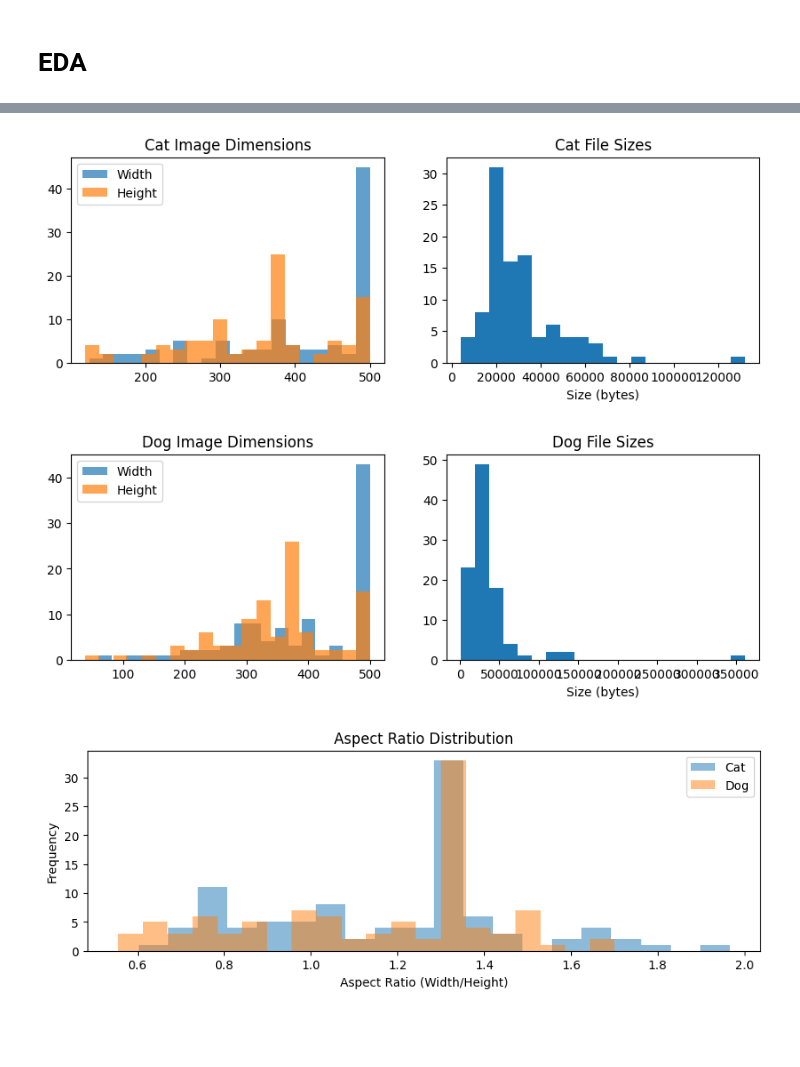
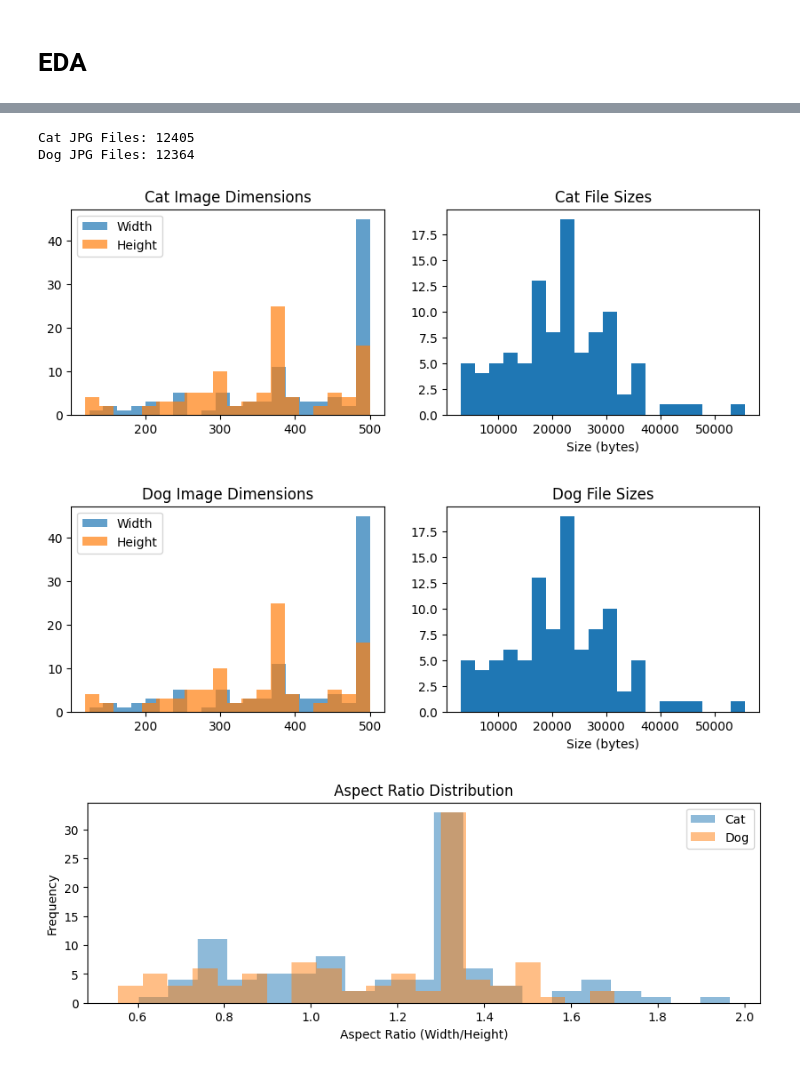
Before and after one commit to davidhwilliams/catdog-image-translation, a Jupyter notebook: catdog-image-translation.ipynb, the cells around one changed output, grey strips where cells are left out. Cells and saved outputs as stored; diff of their text form; code cells hidden in the pictures; blank space fills up the shorter version.

```diff
--- a/catdog-image-translation.ipynb
+++ b/catdog-image-translation.ipynb
@@ -223,10 +282,16 @@ plot_channel_histograms(sample_dogs, "Dog Images Pixel Distribution")
 # %%
+def get_jpg_files(folder):
+    """Get JPG files from a specified folder in the data directory."""
+    files = tf.io.gfile.glob(os.path.join("data", folder, "*.jpg"))
+    print(f"{folder.capitalize()} JPG Files: {len(files)}")
+    return files
+
 def dataset_summary(files, folder):
     image_sizes = []
     file_sizes = []
 
     for file in files[:100]:  # Sample for speed
-        with PIL.Image.open(file) as img:
+        with Image.open(file) as img:
             image_sizes.append(img.size)
             file_sizes.append(os.path.getsize(file))
 
@@ -238,40 +303,44 @@ def dataset_summary(files, folder):
     axes[0].hist(heights, bins=20, alpha=0.7, label="Height")
     axes[0].legend()
     axes[0].set_title(f"{folder} Image Dimensions")
 
     axes[1].hist(file_sizes, bins=20)
     axes[1].set_title(f"{folder} File Sizes")
     axes[1].set_xlabel("Size (bytes)")
     plt.show()
 
+cat_jpg_files = get_jpg_files("Cat")
+dog_jpg_files = get_jpg_files("Dog")
 
-dataset_summary(cat_files, "Cat")
-dataset_summary(dog_files, "Dog")
+dataset_summary(cat_jpg_files, "Cat")
+dataset_summary(cat_jpg_files, "Dog")
 
 
 def aspect_ratio_analysis(files, folder):
     ratios = []
     for file in files[:100]:
-        with PIL.Image.open(file) as img:
+        with Image.open(file) as img:
             width, height = img.size
             ratios.append(width / height)
     return ratios
 
 
-cat_ratios = aspect_ratio_analysis(cat_files, "Cat")
-dog_ratios = aspect_ratio_analysis(dog_files, "Dog")
+cat_ratios = aspect_ratio_analysis(cat_jpg_files, "Cat")
+dog_ratios = aspect_ratio_analysis(dog_jpg_files, "Dog")
 
 plt.figure(figsize=(10, 3))
 plt.hist(cat_ratios, bins=20, alpha=0.5, label="Cat")
 plt.hist(dog_ratios, bins=20, alpha=0.5, label="Dog")
 plt.title("Aspect Ratio Distribution")
 plt.xlabel("Aspect Ratio (Width/Height)")
 plt.ylabel("Frequency")
 plt.legend()
 plt.show()
 # %% [output]
+Cat JPG Files: 12405
+Dog JPG Files: 12364
-[figure, old version]
+[figure, new version]
-[figure, old version]
+[figure, new version]
 [figure]
 # %% [markdown]
 # CycleGAN
```
Also changed, not shown: parts of 23 cells of this notebook.
